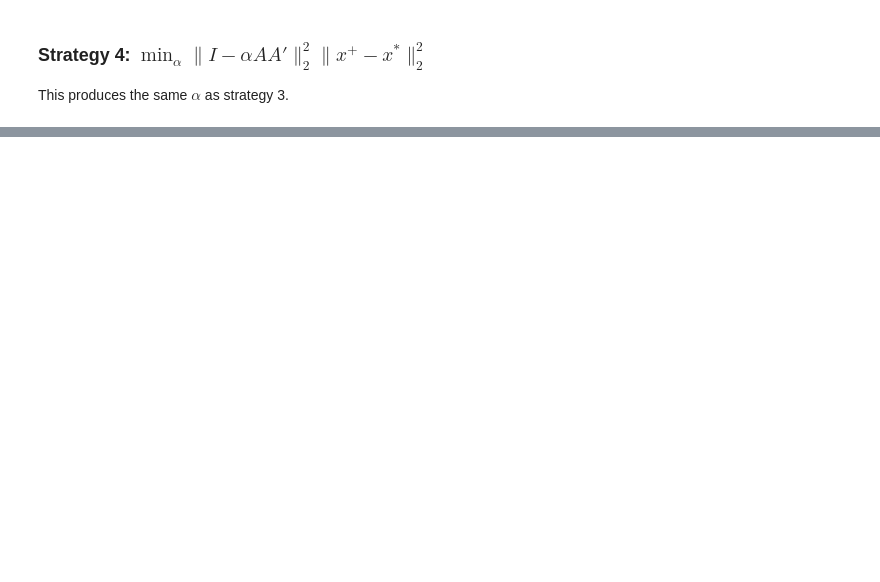
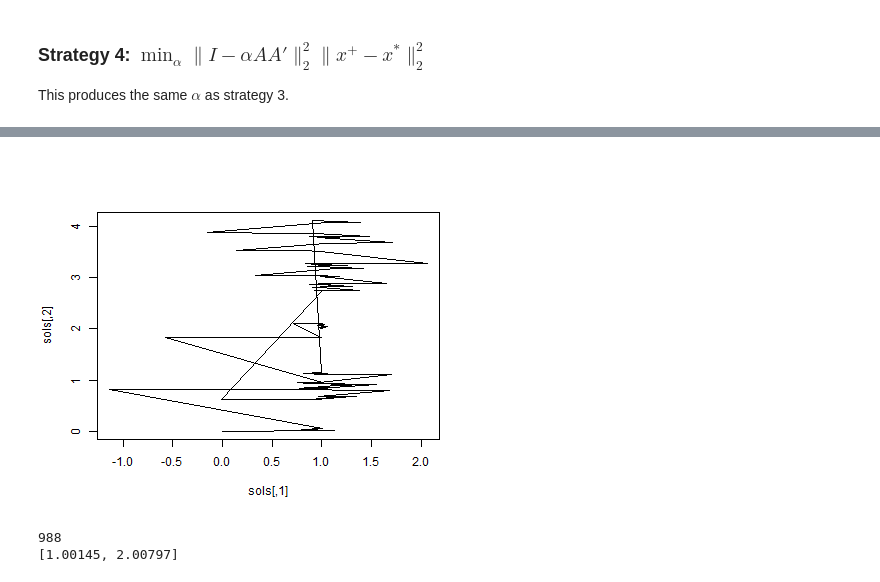
Before and after one commit to Hemken/Stat771, a Jupyter notebook: nb/Gradient Descent for Linear Systems.ipynb, the cells around one changed output, grey strips where cells are left out. Saved outputs shown, nothing was run; the diff lists cells and outputs as text; code cells hidden in the pictures; blank space fills up the shorter version.

```diff
--- a/nb/Gradient Descent for Linear Systems.ipynb
+++ b/nb/Gradient Descent for Linear Systems.ipynb
@@ -251,0 +302,14 @@ This produces the same $\alpha$ as strategy 3.
+# %%
+A = gen_eigm([5, 1]);
+x = [1,2]
+b = A*x
+x0 = [0,0]
+solution, sse, iters, sols = grl_2(A,b,x0,x; maxiter=1000);
+println(iters)
+println(solution)
+@rput sols
+reval("plot(sols, type='l')");
+# %% [output]
+[figure, added]
+988
+[1.00145, 2.00797]
```
Also changed, not shown: parts of 20 cells of this notebook, 1 other file.
